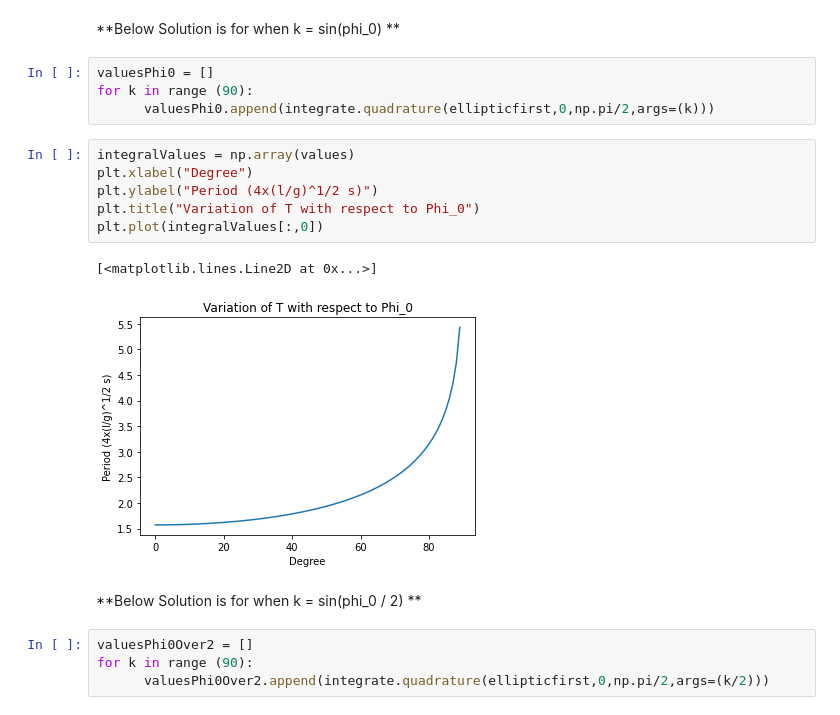
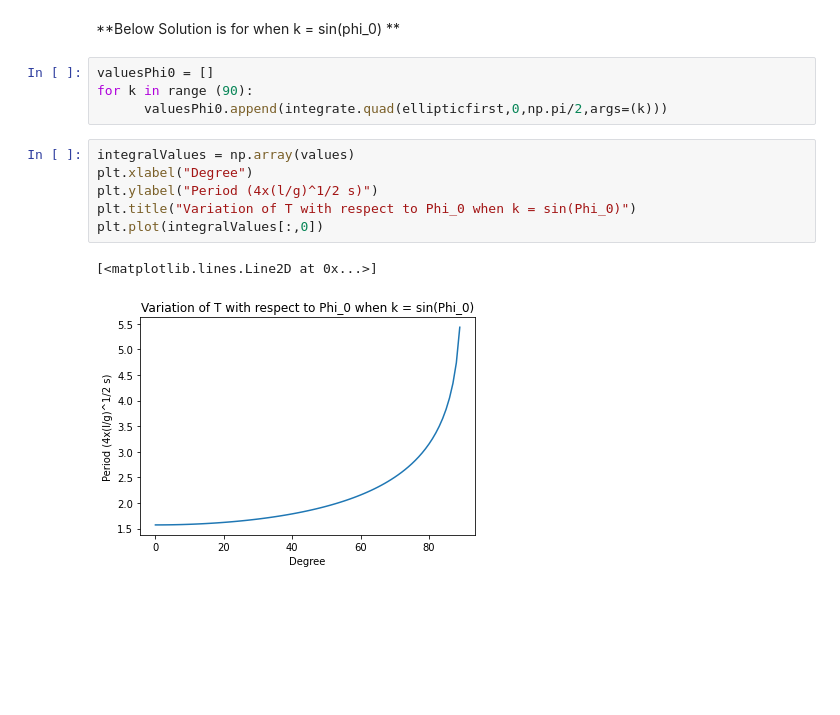
Before and after one commit to CalciumNitrade/Numerical-Solutions-of-Some-Physics-Problems, a Jupyter notebook: EllipticIntegralofFirstKind.ipynb, the cells around one changed output. Drawn from its saved outputs; the diff is of its cells as text; blank space fills up the shorter version.

Commit message:
Update EllipticIntegralofFirstKind.ipynb
Better visual

```diff
--- a/EllipticIntegralofFirstKind.ipynb
+++ b/EllipticIntegralofFirstKind.ipynb
@@ -19,19 +34,13 @@ def ellipticfirst(x,k):
 # %%
 valuesPhi0 = []
 for k in range (90):
-      valuesPhi0.append(integrate.quadrature(ellipticfirst,0,np.pi/2,args=(k)))
+      valuesPhi0.append(integrate.quad(ellipticfirst,0,np.pi/2,args=(k)))
 # %%
 integralValues = np.array(values)
 plt.xlabel("Degree")
 plt.ylabel("Period (4x(l/g)^1/2 s)")
-plt.title("Variation of T with respect to Phi_0")
+plt.title("Variation of T with respect to Phi_0 when k = sin(Phi_0)")
 plt.plot(integralValues[:,0])
 # %% [output]
 [<matplotlib.lines.Line2D at 0x...>]
-[figure, old version]
+[figure, new version]
-# %% [markdown]
-**Below Solution is for when k = sin(phi_0 / 2) **
-# %%
-valuesPhi0Over2 = []
-for k in range (90):
-      valuesPhi0Over2.append(integrate.quadrature(ellipticfirst,0,np.pi/2,args=(k/2)))
```
Also changed, not shown: parts of 4 cells of this notebook.
